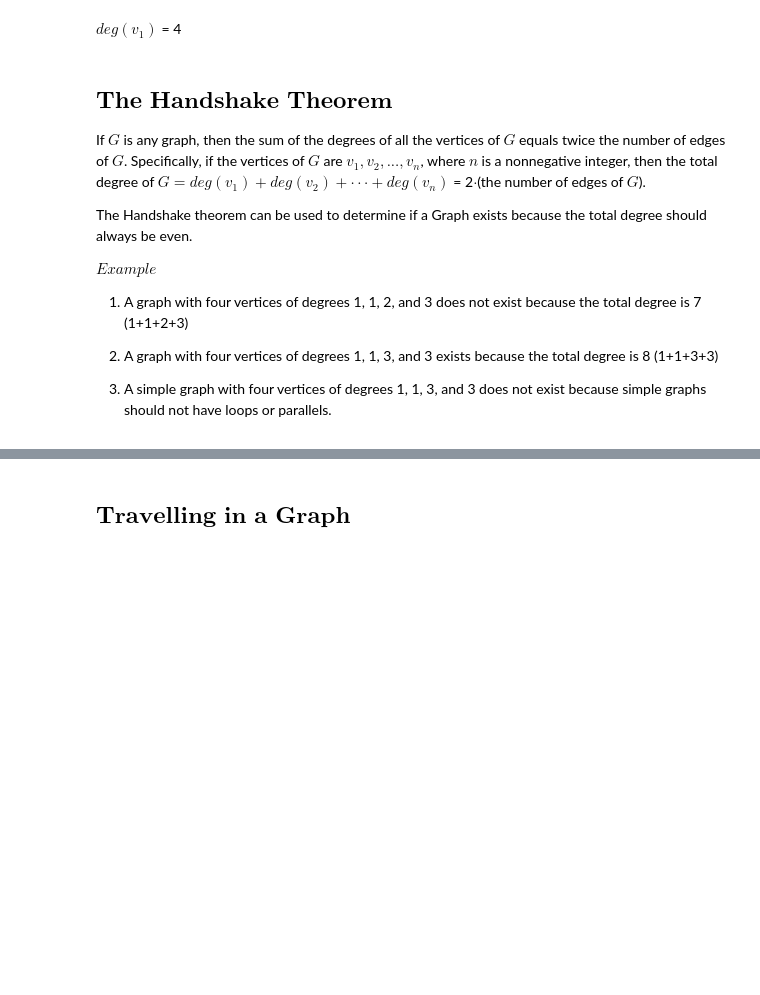
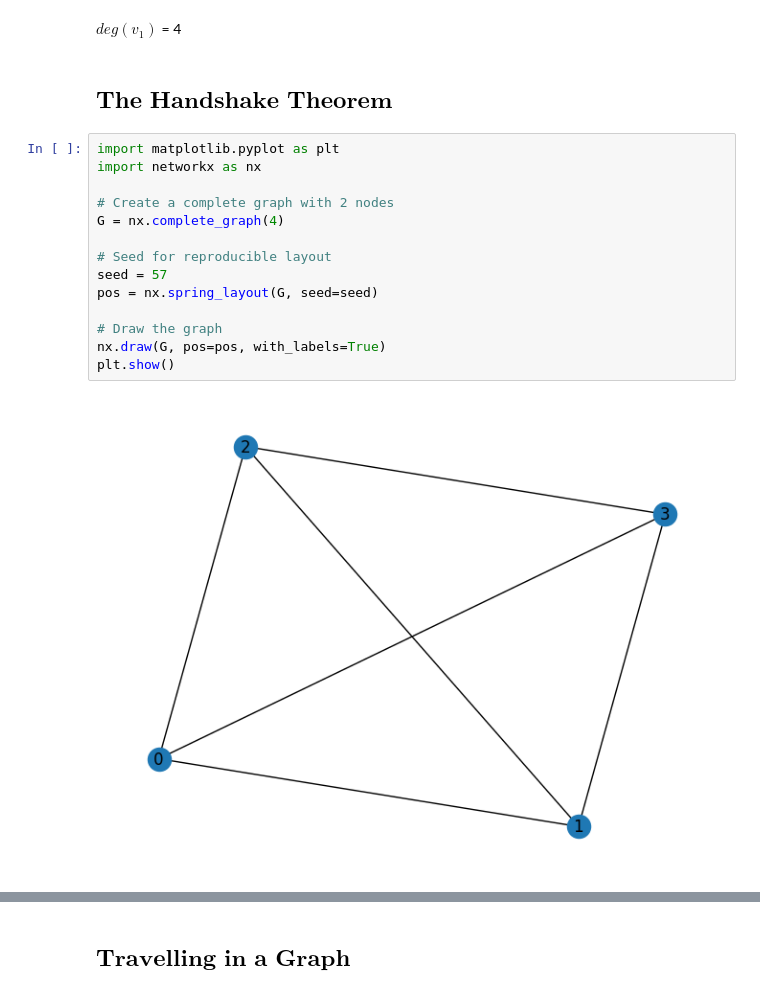
Before and after one commit to Whos-Andrei-Go/Discrete_Math_2, a Jupyter notebook: Programming_Assignments/Lecture_3_Answers.ipynb, the cells around one changed output, grey strips where cells are left out. Drawn from its saved outputs; the diff is of its cells as text; blank space fills up the shorter version.

```diff
--- a/Programming_Assignments/Lecture_3_Answers.ipynb
+++ b/Programming_Assignments/Lecture_3_Answers.ipynb
@@ -165,16 +165,19 @@ $deg(v_1)$ = 4
 # %% [markdown]
 $\textbf{The Handshake Theorem}$
 ---
-
-If $G$ is any graph, then the sum of the degrees of all the vertices of $G$ equals twice the number of edges of $G$. Specifically, if the vertices of $G$ are $v_1,v_2,...,v_n$, where $n$ is a nonnegative integer, then
-the total degree of $G = deg(v_1) + deg(v_2 ) + · · · + deg(v_n )$ = 2$\cdotp$(the number of edges of $G$).
-
-The Handshake theorem can be used to determine if a Graph exists because the total degree should always be even.
-
-$Example$
-
-1. A graph with four vertices of degrees 1, 1, 2, and 3 does not exist because the total degree is 7 (1+1+2+3)
-
-2. A graph with four vertices of degrees 1, 1, 3, and 3 exists because the total degree is 8 (1+1+3+3)
-
-3. A simple graph with four vertices of degrees 1, 1, 3, and 3 does not exist because simple graphs should not have loops or parallels.
+# %%
+import matplotlib.pyplot as plt
+import networkx as nx
+
+# Create a complete graph with 2 nodes
+G = nx.complete_graph(4)
+
+# Seed for reproducible layout
+seed = 57
+pos = nx.spring_layout(G, seed=seed)
+
+# Draw the graph
+nx.draw(G, pos=pos, with_labels=True)
+plt.show()
+# %% [output]
+[figure, added]
```
Also changed, not shown: parts of 25 cells of this notebook.
